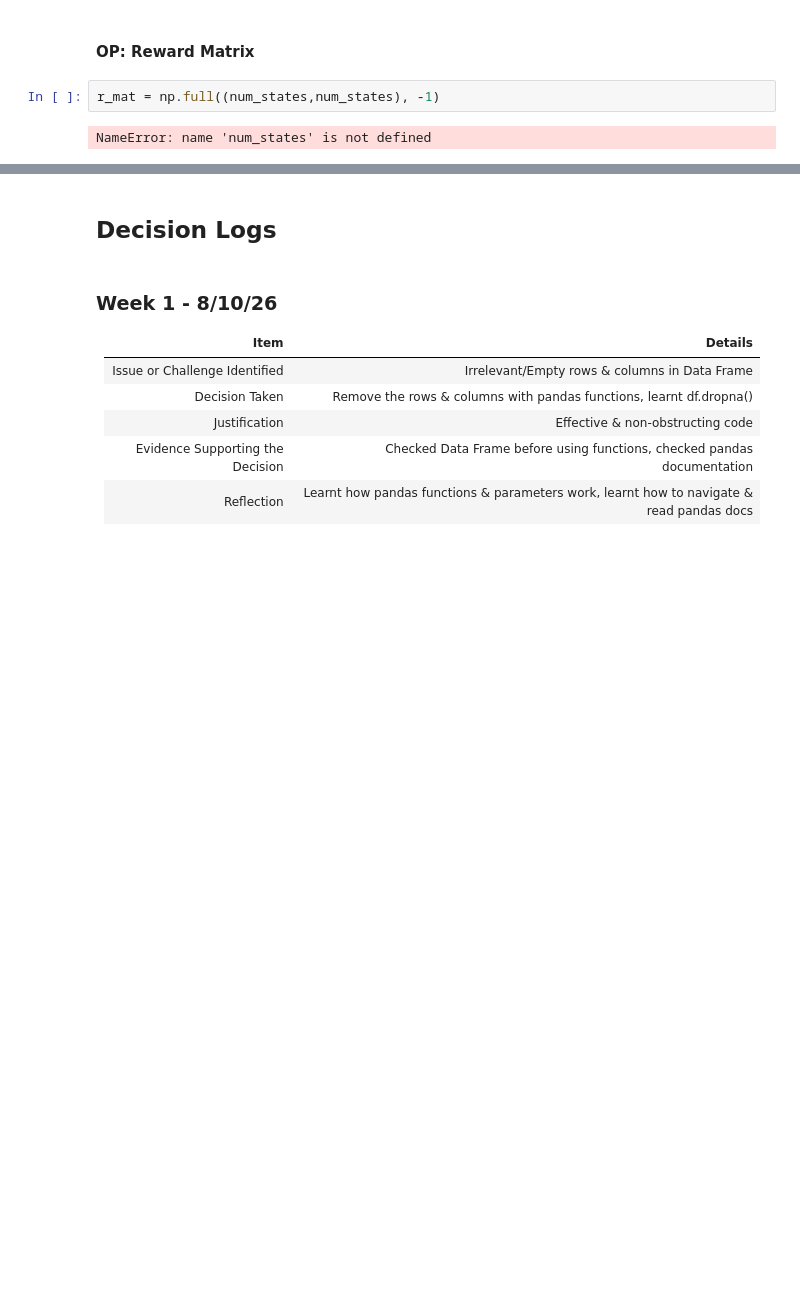
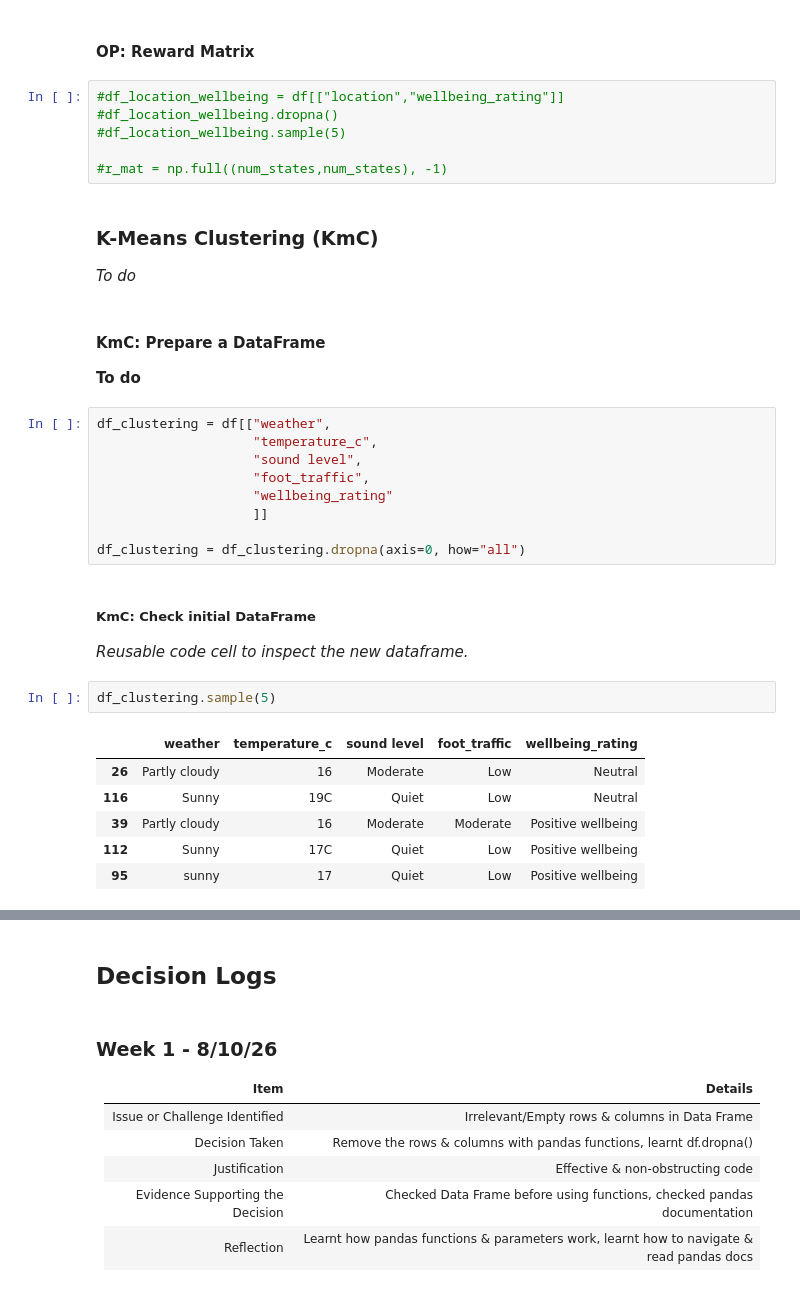
Before and after one commit to Paul-Daly366/MachineLearning_Project_Colab, a Jupyter notebook: MachineLearningProj.ipynb, the cells around one changed output, grey strips where cells are left out. Drawn from its saved outputs; the diff is of its cells as text; blank space fills up the shorter version.

```diff
--- a/MachineLearningProj.ipynb
+++ b/MachineLearningProj.ipynb
@@ -387,6 +392,35 @@ num_states = len(map_states)
 # %% [markdown]
 #### OP: Reward Matrix
 # %%
-r_mat = np.full((num_states,num_states), -1)
+#df_location_wellbeing = df[["location","wellbeing_rating"]]
+#df_location_wellbeing.dropna()
+#df_location_wellbeing.sample(5)
+
+#r_mat = np.full((num_states,num_states), -1)
-# %% [output]
-NameError: name 'num_states' is not defined
+# %% [markdown]
+### **K-Means Clustering (KmC)**
+*To do*
+# %% [markdown]
+#### **KmC: Prepare a DataFrame**
+**To do**
+# %%
+df_clustering = df[["weather",
+                    "temperature_c",
+                    "sound level",
+                    "foot_traffic",
+                    "wellbeing_rating"
+                    ]]
+
+df_clustering = df_clustering.dropna(axis=0, how="all")
+# %% [markdown]
+##### KmC: Check initial DataFrame
+*Reusable code cell to inspect the new dataframe.*
+# %%
+df_clustering.sample(5)
+# %% [output]
+|  | weather | temperature_c | sound level | foot_traffic | wellbeing_rating |
+| 26 | Partly cloudy | 16 | Moderate | Low | Neutral |
+| 116 | Sunny | 19C | Quiet | Low | Neutral |
+| 39 | Partly cloudy | 16 | Moderate | Moderate | Positive wellbeing |
+| 112 | Sunny | 17C | Quiet | Low | Positive wellbeing |
+| 95 | sunny | 17 | Quiet | Low | Positive wellbeing |
```
Also changed, not shown: parts of 50 cells of this notebook.
